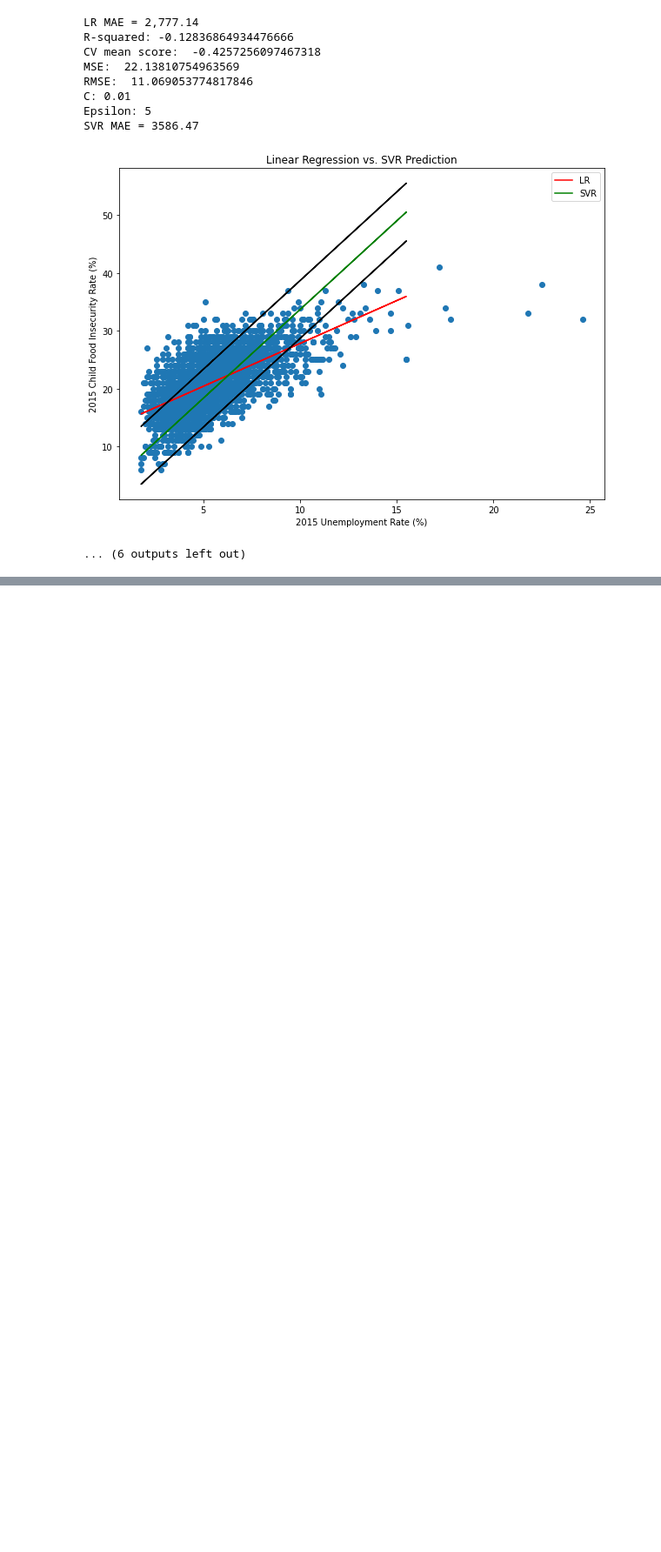
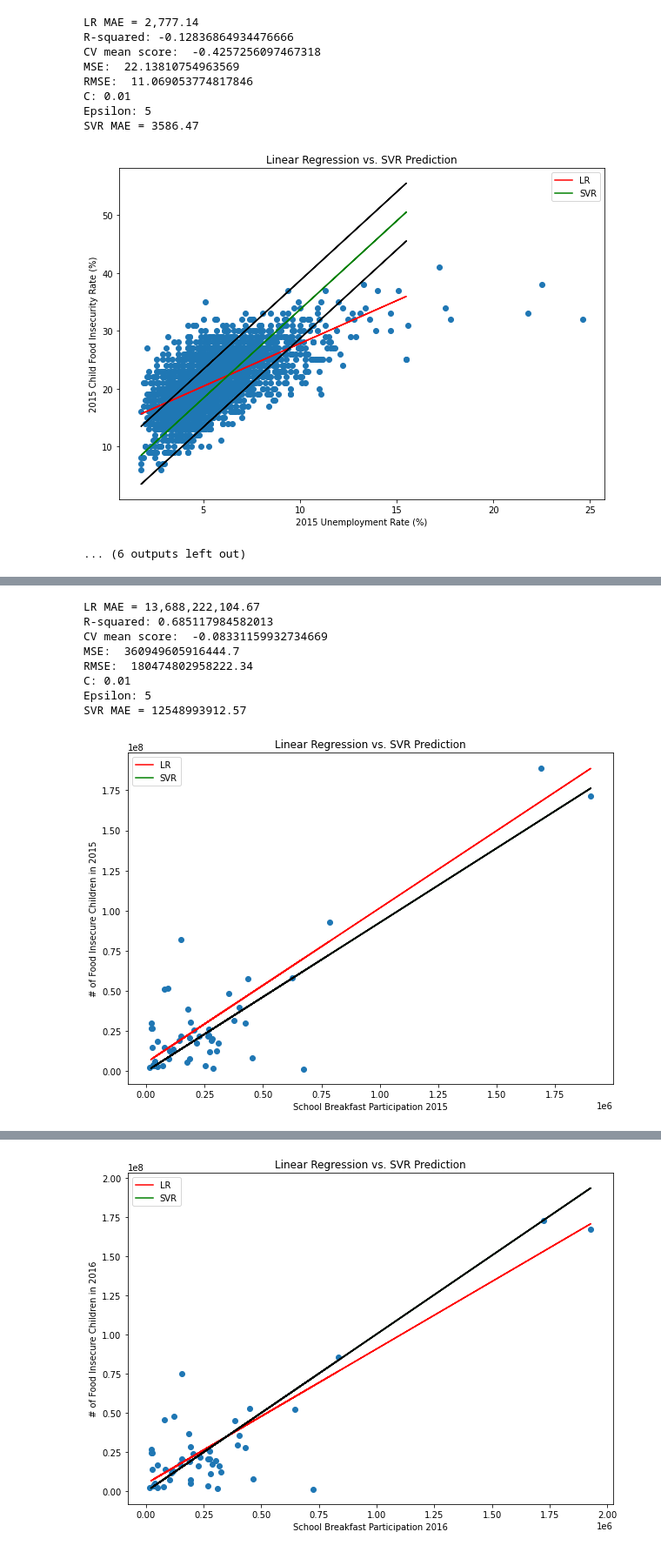
Before and after one commit to nalam004/seniordesign, a Jupyter notebook: Linear Regression and SVR.ipynb, the cells around one changed output, grey strips where cells are left out. Shown at 87% size. Drawn from its saved outputs; the diff is of its cells as text; code cells hidden in the pictures; blank space fills up the shorter version.

```diff
--- a/Linear Regression and SVR.ipynb
+++ b/Linear Regression and SVR.ipynb
@@ -251,0 +252,78 @@ SVR MAE = 14818950388.87
+# %%
+for i in years:
+    x = df['SBP ' + str(i)].astype(float)
+    x = x.values.reshape(-1, 1)
+
+    y = df['# of Food Insecure Children in ' + str(i)].astype(float)
+    y = y.values
+
+    X = np.array(x).reshape(-1,1)
+    y = np.array(y).reshape(-1,1)
+
+    X_train, X_test, y_train, y_test = train_test_split(X, y, test_size=0.50, random_state=12)
+    y_train = y_train.reshape(len(y_train),)
+    y_test = y_test.reshape(len(y_test),)
+
+    lm = LinearRegression()
+    lm.fit(X_train, y_train)
+
+    #print("Intercept: {:,.3f}".format(lm.intercept_))
+    #print("Coefficient: {:,.3f}".format(lm.coef_[0]))
+
+    mae = mean_absolute_error(y_test, lm.predict(X_test))
+    print("LR MAE = {:,.2f}".format(1000*mae))
+
+    eps = 5
+    svr = LinearSVR(epsilon=eps, C=0.01, fit_intercept=True)
+    svr.fit(X_train, y_train)
+
+    score = svr.score(X_train, y_train)
+    print("R-squared:", score)
+
+    # apply a cross-validation method to the model and check the training accuracy.
+    cv_score = cross_val_score(svr, x, y, cv = 10)
+    print("CV mean score: ", cv_score.mean())
+
+    # predict the test data by using the trained model.
+    # check the accuracy of predicted data by using MSE and RMSE metrics.
+    ypred = svr.predict(X_test)
+
+    mse = mean_squared_error(y_test, ypred)
+    print("MSE: ", mse)
+    print("RMSE: ", mse*(1/2.0))
+
+    print("C: {}".format(svr.C))
+    print("Epsilon: {}".format(svr.epsilon))
+
+    #print("Intercept: {:,.3f}".format(svr.intercept_[0]))
+    #print("Coefficient: {:,.3f}".format(svr.coef_[0]))
+
+    mae = mean_absolute_error(y_test, svr.predict(X_test))
+    print("SVR MAE = {:.2f}".format(1000*mae))
+
+    perc_within_eps = 100*np.sum(y_test - svr.predict(X_test) < eps) / len(y_test)
+    #print("Percentage within Epsilon = {:,.2f}%".format(perc_within_eps))
+
+    # Plot outputs
+    plt.figure(figsize=(10,7))
+    plt.scatter(x, y)
+    plt.plot(X_test, lm.predict(X_test), color='red', label='LR')
+    plt.plot(X_test, svr.predict(X_test), color='green', label='SVR')
+    plt.plot(X_test, svr.predict(X_test)+eps, color='black')
+    plt.plot(X_test, svr.predict(X_test)-eps, color='black')
+
+    plt.xlabel('School Breakfast Participation ' + str(i))
+    plt.ylabel('# of Food Insecure Children in ' + str(i))
+    plt.title('Linear Regression vs. SVR Prediction')
+    plt.legend(loc='best')
+    plt.show()
+# %% [output]
+LR MAE = 13,688,222,104.67
+R-squared: 0.685117984582013
+CV mean score:  -0.08331159932734669
+MSE:  360949605916444.7
+RMSE:  180474802958222.34
+C: 0.01
+Epsilon: 5
+SVR MAE = 12548993912.57
+[figure, added]
@@ -251,0 +338 @@ SVR MAE = 14818950388.87
+[figure, added]
```
Also changed, not shown: parts of 4 cells of this notebook.
